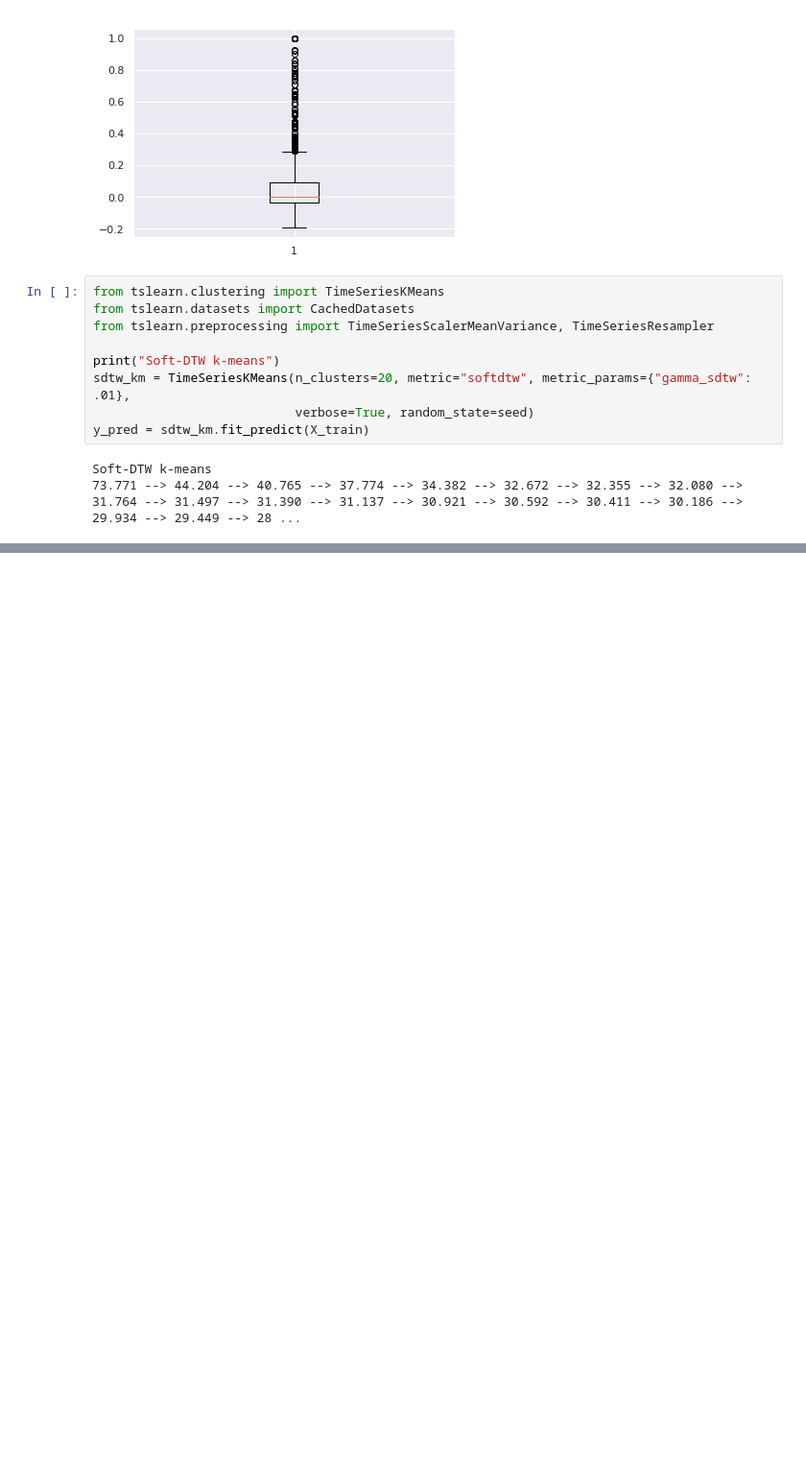
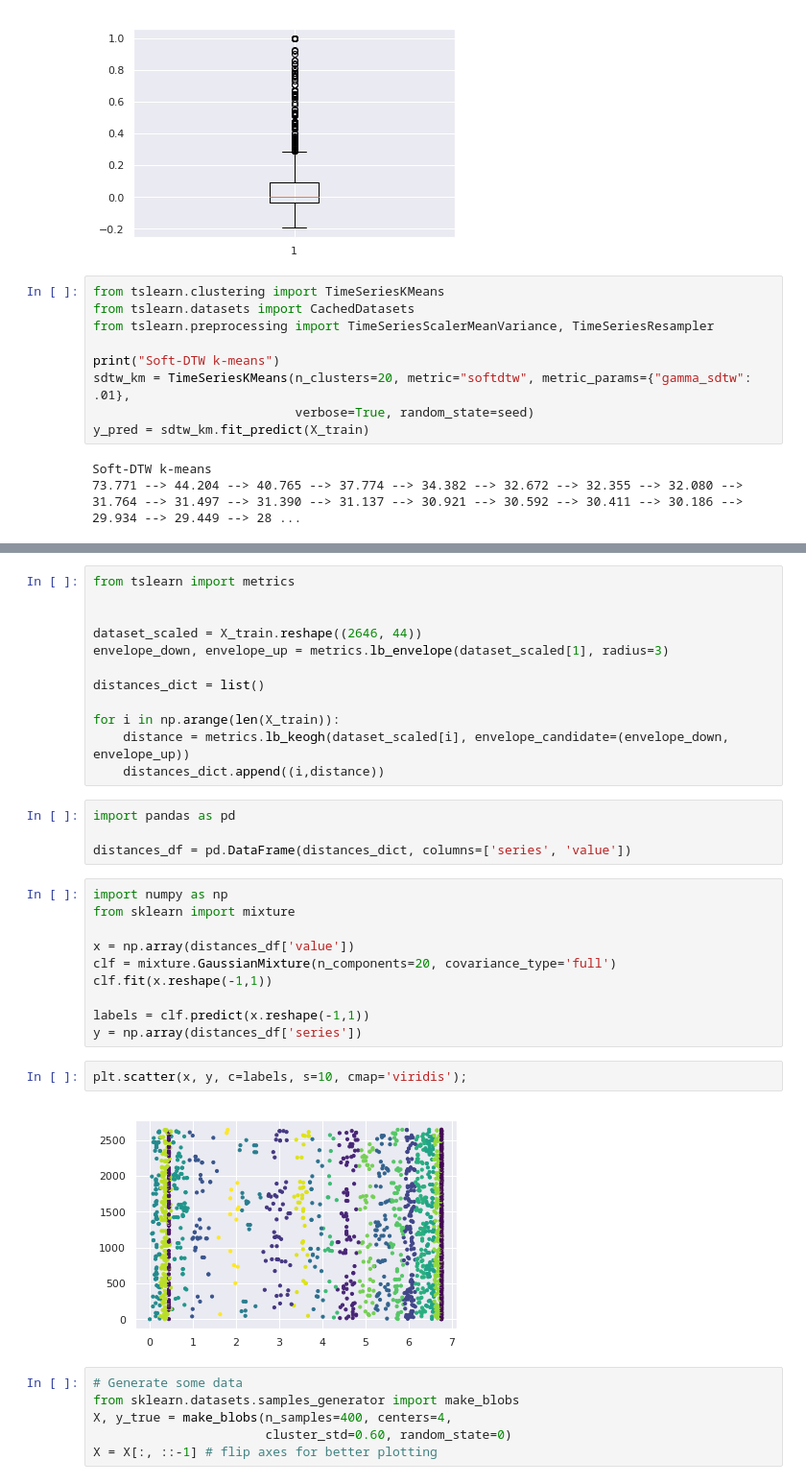
Before and after one commit to rodrigorivera/nr_clustering, a Jupyter notebook: notebooks/clustering_methods.ipynb, the cells around one changed output, grey strips where cells are left out. Shown at 96% size. Cells and saved outputs as stored; diff of their text form; blank space fills up the shorter version.

```diff
--- a/notebooks/clustering_methods.ipynb
+++ b/notebooks/clustering_methods.ipynb
@@ -216,0 +225,36 @@ plt.plot(sdtw_km.cluster_centers_[2].ravel())
+# %%
+from tslearn import metrics
+
+
+dataset_scaled = X_train.reshape((2646, 44))
+envelope_down, envelope_up = metrics.lb_envelope(dataset_scaled[1], radius=3)
+
+distances_dict = list()
+
+for i in np.arange(len(X_train)):
+    distance = metrics.lb_keogh(dataset_scaled[i], envelope_candidate=(envelope_down, envelope_up))
+    distances_dict.append((i,distance))
+# %%
+import pandas as pd
+
+distances_df = pd.DataFrame(distances_dict, columns=['series', 'value'])
+# %%
+import numpy as np
+from sklearn import mixture
+
+x = np.array(distances_df['value'])
+clf = mixture.GaussianMixture(n_components=20, covariance_type='full')
+clf.fit(x.reshape(-1,1))
+
+labels = clf.predict(x.reshape(-1,1))
+y = np.array(distances_df['series'])
+# %%
+plt.scatter(x, y, c=labels, s=10, cmap='viridis');
+# %% [output]
+[figure, added]
+# %%
+# Generate some data
+from sklearn.datasets.samples_generator import make_blobs
+X, y_true = make_blobs(n_samples=400, centers=4,
+                       cluster_std=0.60, random_state=0)
+X = X[:, ::-1] # flip axes for better plotting
```
Also changed, not shown: parts of 8 cells of this notebook.
